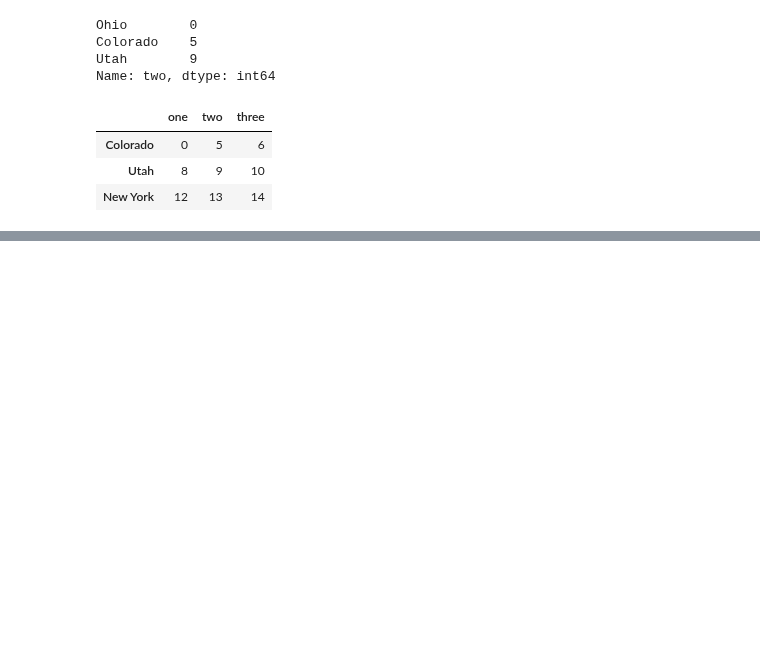
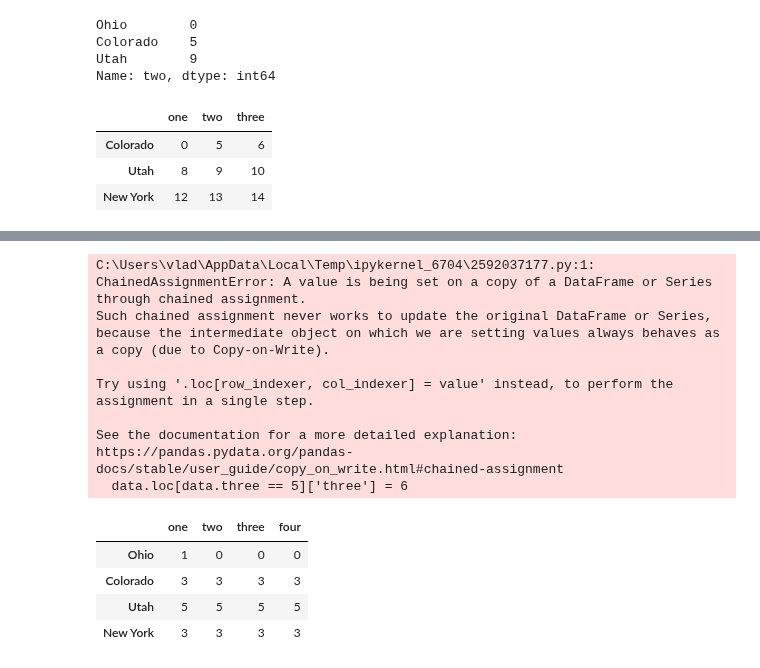
Before and after one commit to v-iushin/py_for_da_notes, a Jupyter notebook: ch_05/2_essentioal_functionality/3_indexing_selection_and_filtering.ipynb, the cells around one changed output, grey strips where cells are left out. Cells and saved outputs as stored; diff of their text form; code cells hidden in the pictures; blank space fills up the shorter version.

```diff
--- a/ch_05/2_essentioal_functionality/3_indexing_selection_and_filtering.ipynb
+++ b/ch_05/2_essentioal_functionality/3_indexing_selection_and_filtering.ipynb
@@ -265,0 +346,16 @@ data.iloc[:, :3][data.three > 5]
+# %%
+data.loc[data.three == 5]['three'] = 6
+data
+# %% [output]
+C:\Users\vlad\AppData\Local\Temp\ipykernel_6704\2592037177.py:1: ChainedAssignmentError: A value is being set on a copy of a DataFrame or Series through chained assignment.
+Such chained assignment never works to update the original DataFrame or Series, because the intermediate object on which we are setting values always behaves as a copy (due to Copy-on-Write).
+
+Try using '.loc[row_indexer, col_indexer] = value' instead, to perform the assignment in a single step.
+
+See the documentation for a more detailed explanation: https://pandas.pydata.org/pandas-docs/stable/user_guide/copy_on_write.html#chained-assignment
+  data.loc[data.three == 5]['three'] = 6
+|  | one | two | three | four |
+| Ohio | 1 | 0 | 0 | 0 |
+| Colorado | 3 | 3 | 3 | 3 |
+| Utah | 5 | 5 | 5 | 5 |
+| New York | 3 | 3 | 3 | 3 |
```
Also changed, not shown: parts of 14 cells of this notebook.
